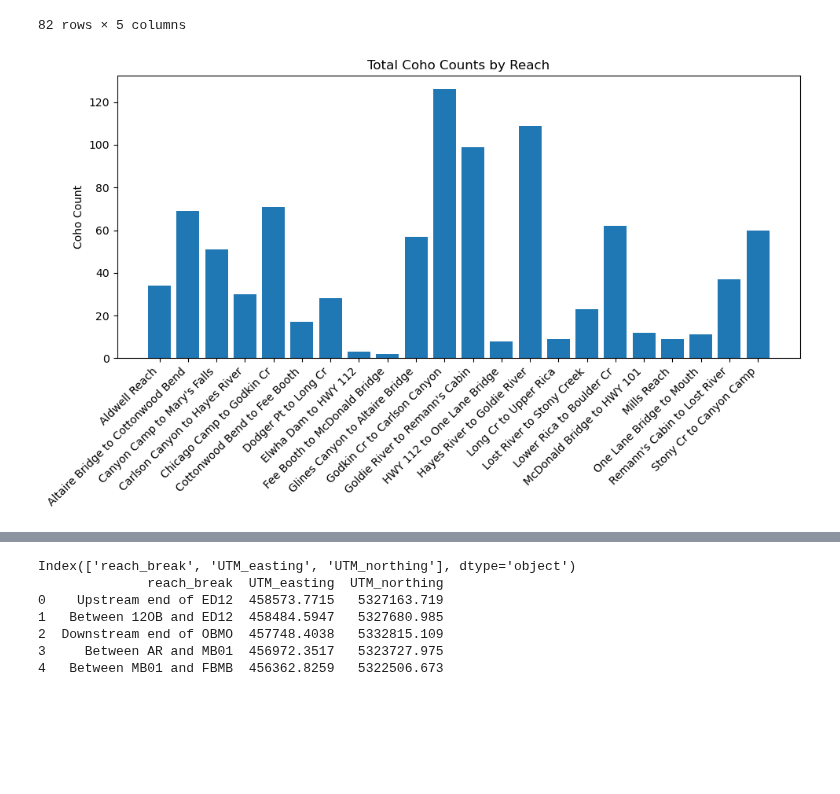
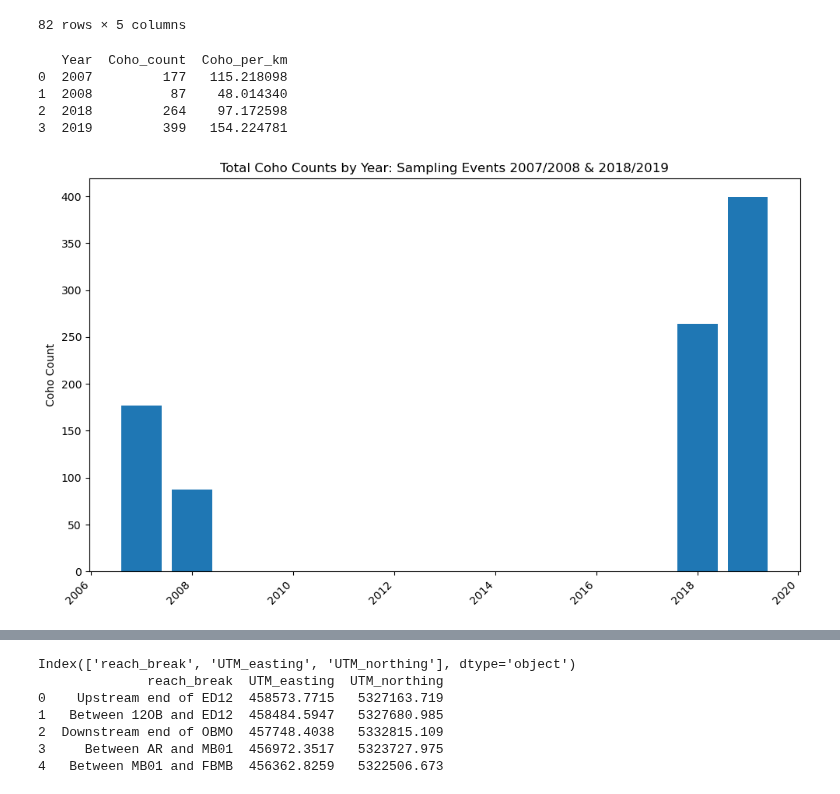
Before and after one commit to nym-veach/final-project-nym-veach, a Jupyter notebook: elwha-river-salmon-project-noaa.ipynb, the cells around one changed output, grey strips where cells are left out. Drawn from its saved outputs; the diff is of its cells as text; code cells hidden in the pictures; blank space fills up the shorter version.

Commit message:
plotted salmon count and density

```diff
--- a/elwha-river-salmon-project-noaa.ipynb
+++ b/elwha-river-salmon-project-noaa.ipynb
@@ -188,17 +207,32 @@ salmon_df
 | 80 | 21 | HWY 112 to One Lane Bridge | 2019 | 0 | 0.000000 |
 | 81 | 22 | One Lane Bridge to Mouth | 2019 | 1 | 0.311721 |
 82 rows × 5 columns
+# %%
+# Create dataframe with Year and Coho_count
+salmon_year_df = salmon_df[['Year', 'Coho_count', 'Coho_per_km']]
+
+# Group by Year and sum the counts
+total_by_year = salmon_year_df.groupby('Year', as_index=False).sum()
+
+# Display the new dataframe
+print(total_by_year)
+# %% [output]
+   Year  Coho_count  Coho_per_km
+0  2007         177   115.218098
+1  2008          87    48.014340
+2  2018         264    97.172598
+3  2019         399   154.224781
 # %%
 # Aggregate counts by reach
-agg_coho = salmon_df.groupby('Reach_Name').sum().reset_index()
+agg_coho = salmon_df.groupby('Year').sum().reset_index()
 
-# Simple bar plot
+# Create simple bar plot to view data
 plt.figure(figsize=(10,6))
-plt.bar(agg_coho['Reach_Name'], agg_coho['Coho_count'])
+plt.bar(agg_coho['Year'], agg_coho['Coho_count'])
 plt.xticks(rotation=45, ha='right')
 plt.ylabel('Coho Count')
-plt.title('Total Coho Counts by Reach')
+plt.title('Total Coho Counts by Year: Sampling Events 2007/2008 & 2018/2019')
 plt.tight_layout()
 plt.show()
 # %% [output]
-[figure, old version]
+[figure, new version]
```
Also changed, not shown: parts of 18 cells of this notebook.
